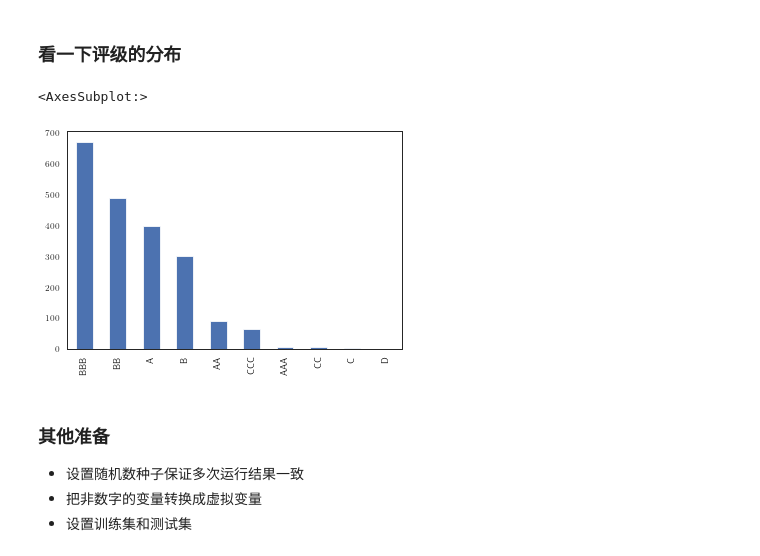
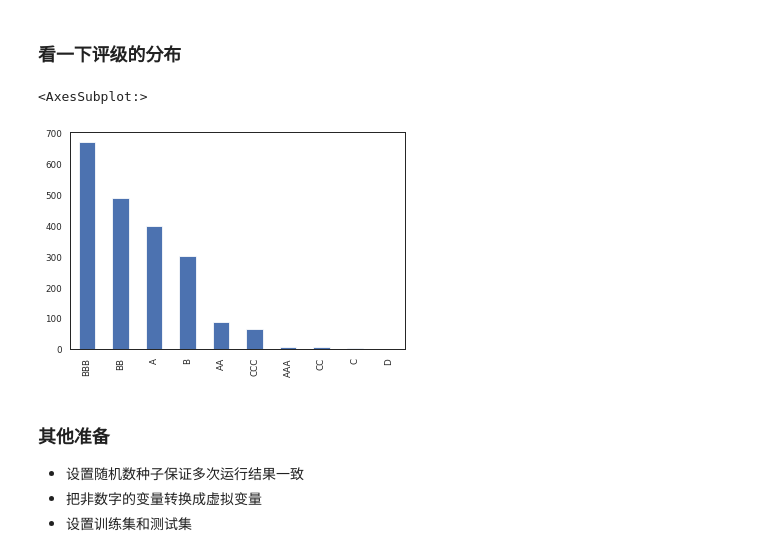
Before and after one commit to ErnestDong/ml-in-erm, a Jupyter notebook: main.ipynb, the cells around one changed output. Drawn from its saved outputs; the diff is of its cells as text; code cells hidden in the pictures.

```diff
--- a/main.ipynb
+++ b/main.ipynb
@@ -29,7 +29,9 @@ from sklearn.svm import SVC
 from sklearn.tree import DecisionTreeClassifier
 from torch import nn
 
-df = pd.read_csv("./corporate_rating.csv", encoding="utf-8")
+device = torch.device("cuda" if torch.cuda.is_available() else "cpu")
+
+df = pd.read_csv("../input/corporate-credit-rating/corporate_rating.csv", encoding="utf-8")
 df.info()
 # %% [output]
 <class 'pandas.core.frame.DataFrame'>
@@ -54,13 +56,13 @@ memory usage: 491.5+ KB
 # %%
 sns.set(
     style="white",
     context="paper",
-    rc={"text.usetex": True},
+    rc={"text.usetex": False},
 )
 df["Rating"].value_counts().plot(kind="bar")
 # %% [output]
 <AxesSubplot:>
-[figure, old version]
+[figure, new version]
 # %% [markdown]
 ### 其他准备
 - 设置随机数种子保证多次运行结果一致
```
Also changed, not shown: parts of 10 cells of this notebook, 1 other file.
